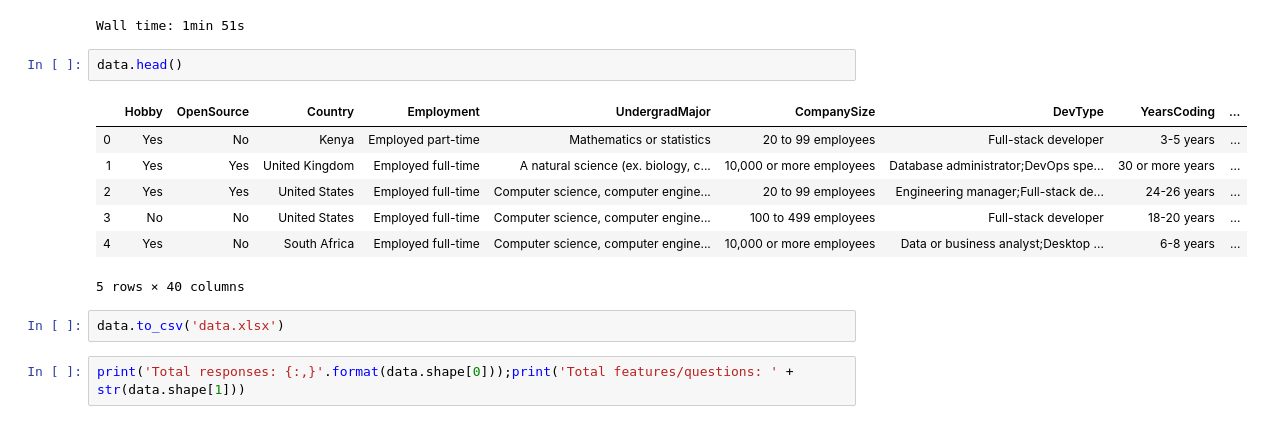
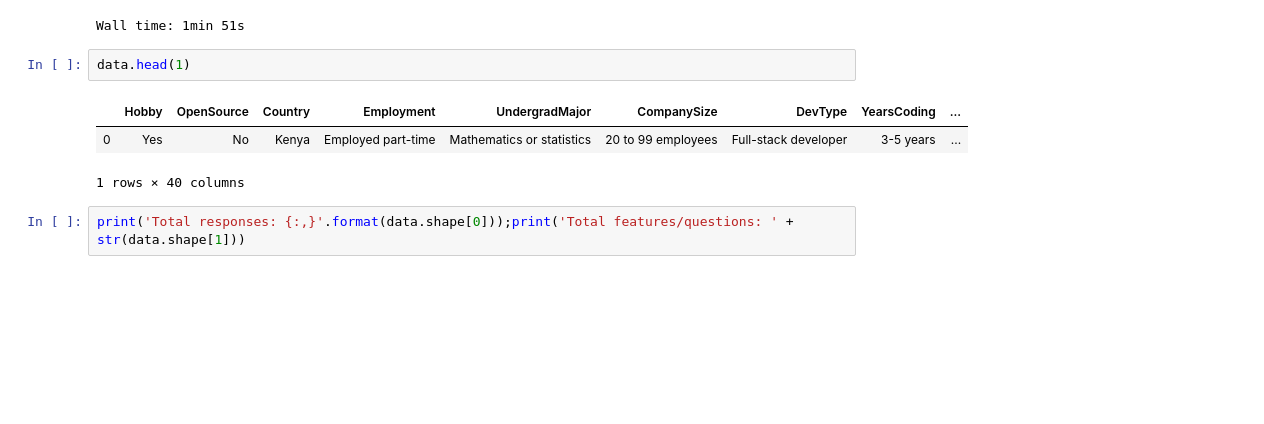
Before and after one commit to nitishvj/Capstone-1-Developers-Survey-Analysis, a Jupyter notebook: Capstone 1.ipynb, the cells around one changed output. Drawn from its saved outputs; the diff is of its cells as text; blank space fills up the shorter version.

```diff
--- a/Capstone 1.ipynb
+++ b/Capstone 1.ipynb
@@ -61,17 +61,11 @@ data = pd.read_excel('survey_results_public_filtered.xlsx')
 # %% [output]
 Wall time: 1min 51s
 # %%
-data.head()
+data.head(1)
 # %% [output]
 |  | Hobby | OpenSource | Country | Employment | UndergradMajor | CompanySize | DevType | YearsCoding | ... |
 | 0 | Yes | No | Kenya | Employed part-time | Mathematics or statistics | 20 to 99 employees | Full-stack developer | 3-5 years | ... |
-| 1 | Yes | Yes | United Kingdom | Employed full-time | A natural science (ex. biology, c... | 10,000 or more employees | Database administrator;DevOps spe... | 30 or more years | ... |
-| 2 | Yes | Yes | United States | Employed full-time | Computer science, computer engine... | 20 to 99 employees | Engineering manager;Full-stack de... | 24-26 years | ... |
-| 3 | No | No | United States | Employed full-time | Computer science, computer engine... | 100 to 499 employees | Full-stack developer | 18-20 years | ... |
-| 4 | Yes | No | South Africa | Employed full-time | Computer science, computer engine... | 10,000 or more employees | Data or business analyst;Desktop ... | 6-8 years | ... |
-5 rows × 40 columns
+1 rows × 40 columns
-# %%
-data.to_csv('data.xlsx')
 # %%
 print('Total responses: {:,}'.format(data.shape[0]));print('Total features/questions: ' + str(data.shape[1]))
 # %% [output]
```
Also changed, not shown: parts of 27 cells of this notebook.
